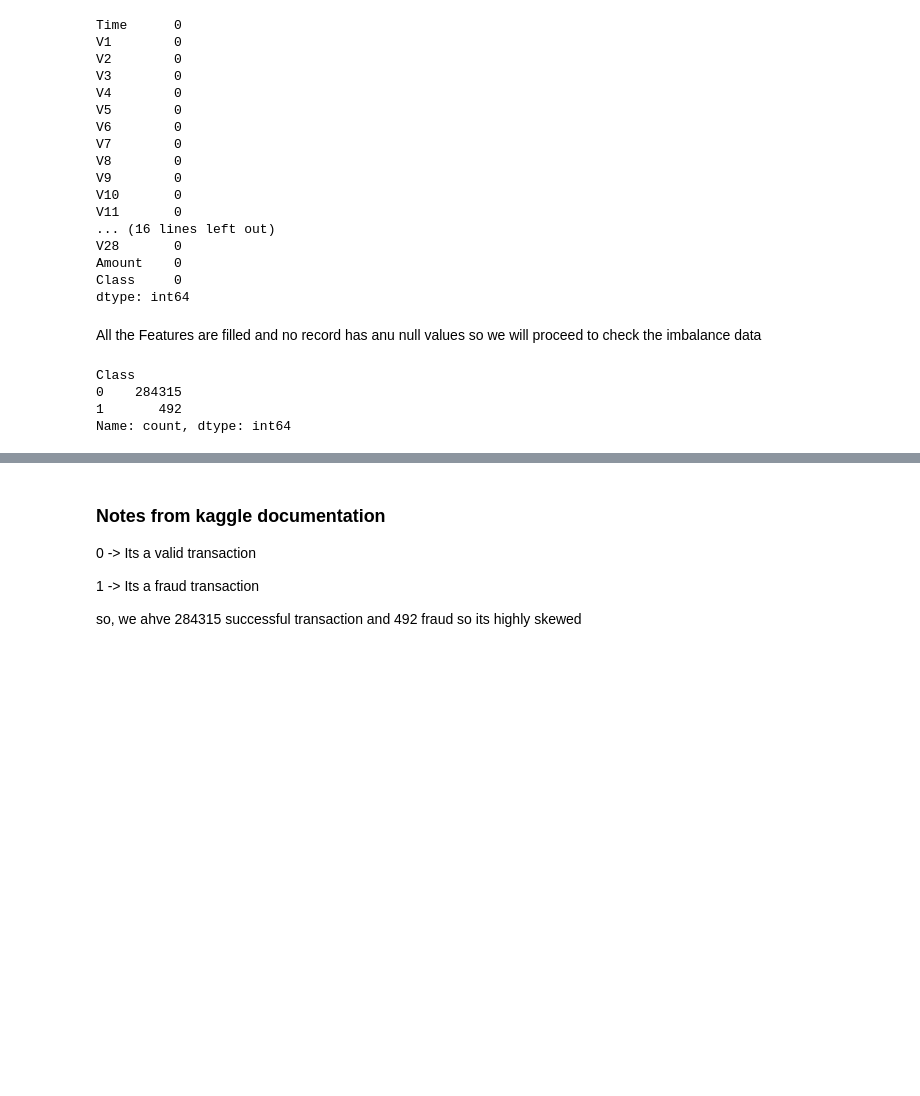
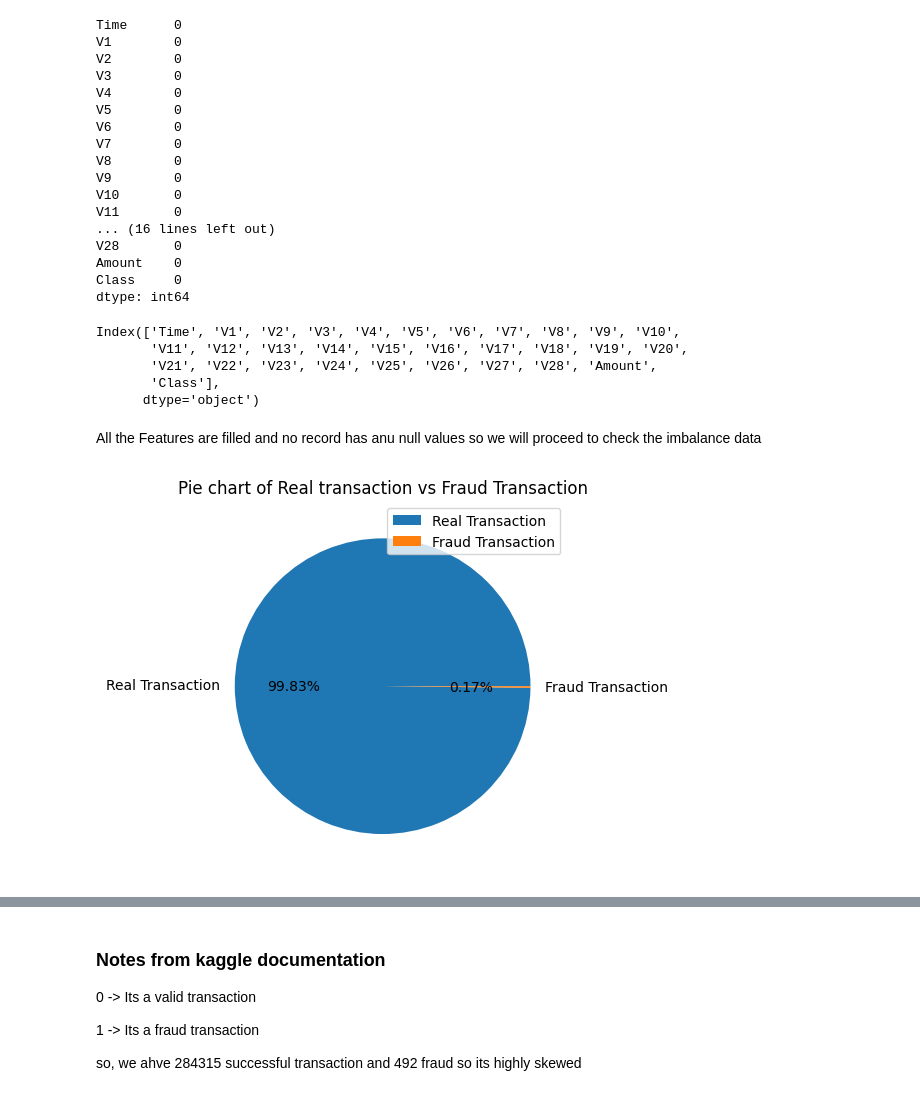
Before and after one commit to Jeeshan-Shrestha/Credit-Card-Fraud-Detection-Model, a Jupyter notebook: model.ipynb, the cells around one changed output, grey strips where cells are left out. Saved outputs shown, nothing was run; the diff lists cells and outputs as text; code cells hidden in the pictures; blank space fills up the shorter version.

Commit message:
balanced the data and added more visualization on the results

```diff
--- a/model.ipynb
+++ b/model.ipynb
@@ -82,13 +82,24 @@ V28       0
 Amount    0
 Class     0
 dtype: int64
+# %%
+df.columns
+# %% [output]
+Index(['Time', 'V1', 'V2', 'V3', 'V4', 'V5', 'V6', 'V7', 'V8', 'V9', 'V10',
+       'V11', 'V12', 'V13', 'V14', 'V15', 'V16', 'V17', 'V18', 'V19', 'V20',
+       'V21', 'V22', 'V23', 'V24', 'V25', 'V26', 'V27', 'V28', 'Amount',
+       'Class'],
+      dtype='object')
 # %% [markdown]
 All the Features are filled and no record has anu null values so we will proceed to check the
 imbalance data
 # %%
-print(df['Class'].value_counts())
+real_transaction_count,fraud_transaction_count = df['Class'].value_counts()
+pie_data = [real_transaction_count,fraud_transaction_count]
+labels = ["Real Transaction", "Fraud Transaction"]
+plt.title("Pie chart of Real transaction vs Fraud Transaction")
+plt.pie(pie_data,labels=labels,autopct='%1.2f%%')
+plt.legend(labels)
+plt.show()
 # %% [output]
-Class
-0    284315
-1       492
-Name: count, dtype: int64
+[figure, added]
```
Also changed, not shown: parts of 15 cells of this notebook.
